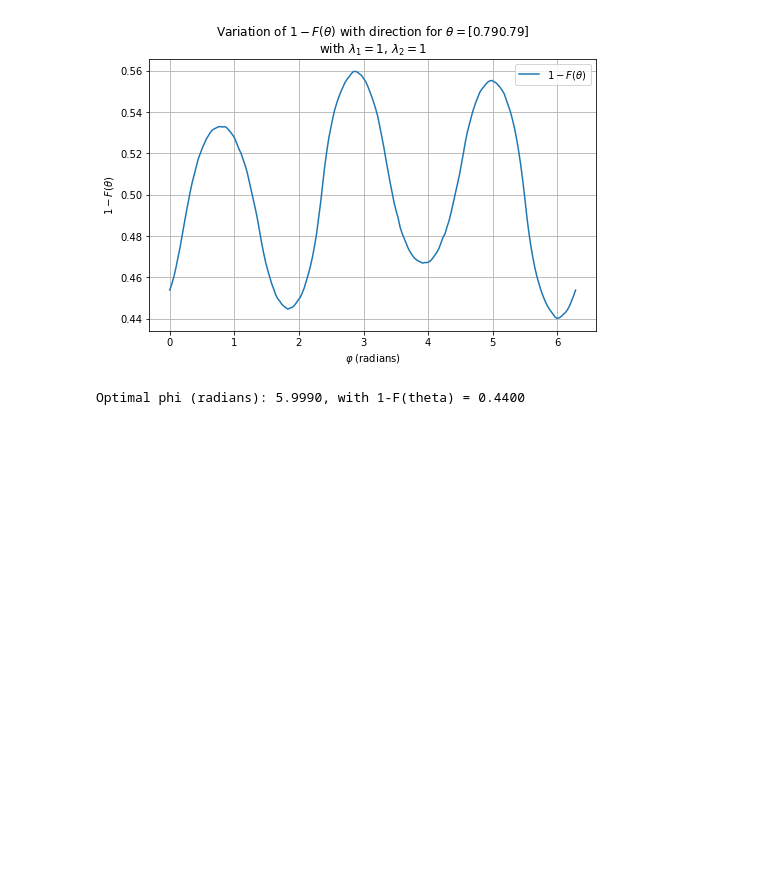
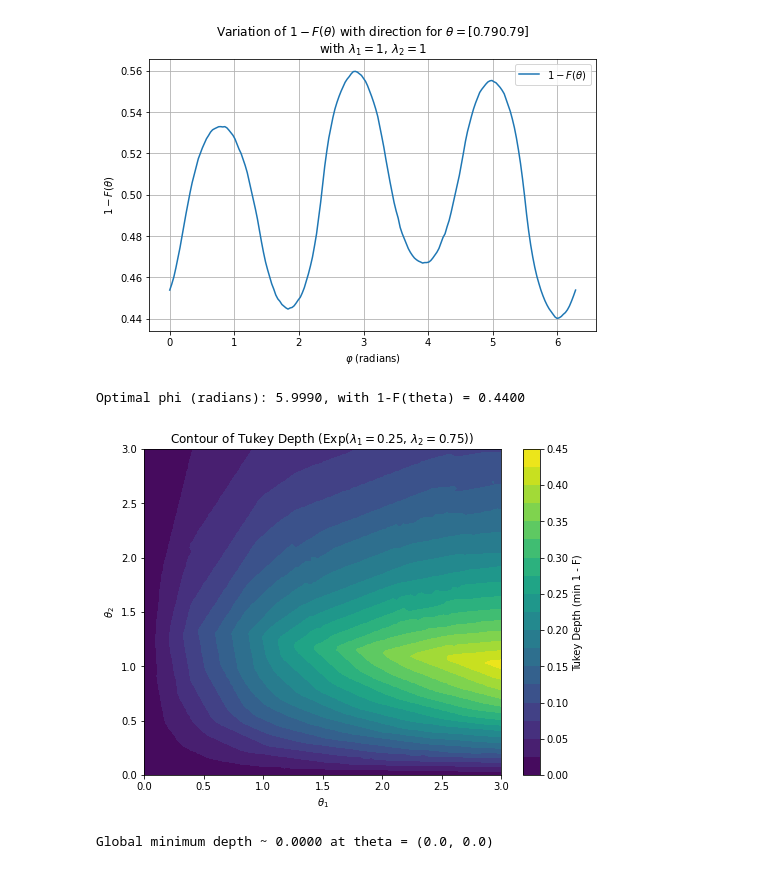
Before and after one commit to vita1pa/depth-diploma-masters, a Jupyter notebook: Untitled1.ipynb, the cells around one changed output. Cells and saved outputs as stored; diff of their text form; code cells hidden in the pictures; blank space fills up the shorter version.

```diff
--- a/Untitled1.ipynb
+++ b/Untitled1.ipynb
@@ -251,32 +251,35 @@ def contour_depth_plot(lambda1, lambda2, theta1_range, theta2_range,
     plt.colorbar(cp, label='Tukey Depth (min 1 - F)')
     plt.xlabel(r'$\theta_1$')
     plt.ylabel(r'$\theta_2$')
     plt.title(f'Contour of Tukey Depth (Exp($\\lambda_1={lambda1}$, $\\lambda_2={lambda2}$))')
 
     # Optionally, save the figure
     # plt.savefig("tukey_depth.png", dpi=300)
     plt.show()
 
     return T1, T2, Depth, Phi_opt
 
 # Example usage
 if __name__ == '__main__':
     # Define rate parameters for the exponentials
-    lambda1 = 0.5
-    lambda2 = 2
+    lambda1 = 0.25
+    lambda2 = 0.75
 
     # Define a grid region in theta-space
     theta1_range = [0, 3]
     theta2_range = [0, 3]
 
     # Generate and display the contour plot
     T1, T2, Depth, Phi_opt = contour_depth_plot(
         lambda1, lambda2,
         theta1_range, theta2_range,
         grid_points=100  # instead of 30
     )
 
     # Print the global minimum depth and its location
     min_idx = np.unravel_index(np.argmin(Depth), Depth.shape)
     theta_min = (T1[min_idx], T2[min_idx])
     print(f"Global minimum depth ~ {Depth[min_idx]:.4f} at theta = {theta_min}")
+# %% [output]
+[figure, added]
+Global minimum depth ~ 0.0000 at theta = (0.0, 0.0)
```
Also changed, not shown: 7 other files.
